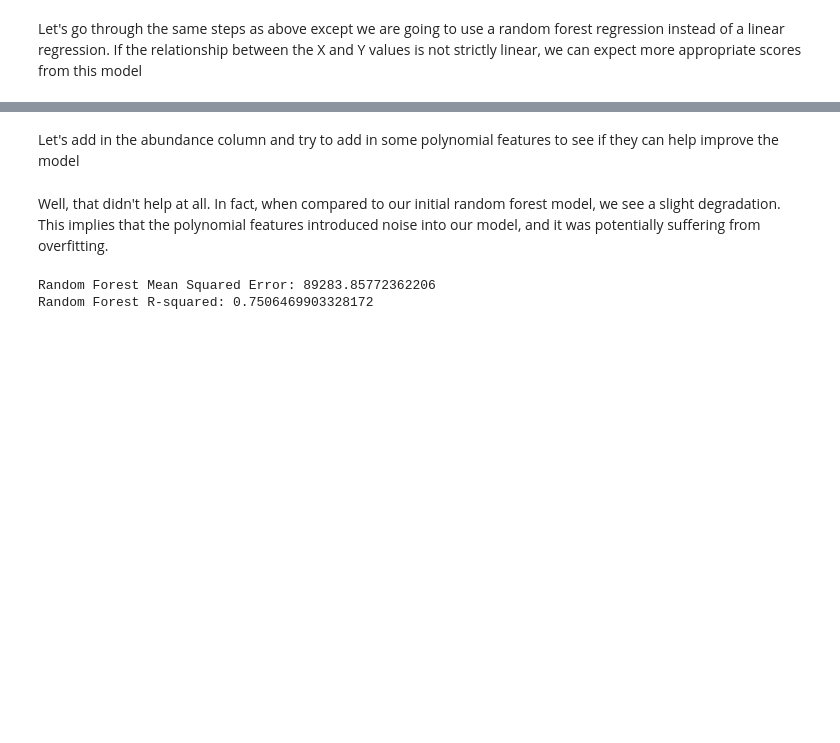
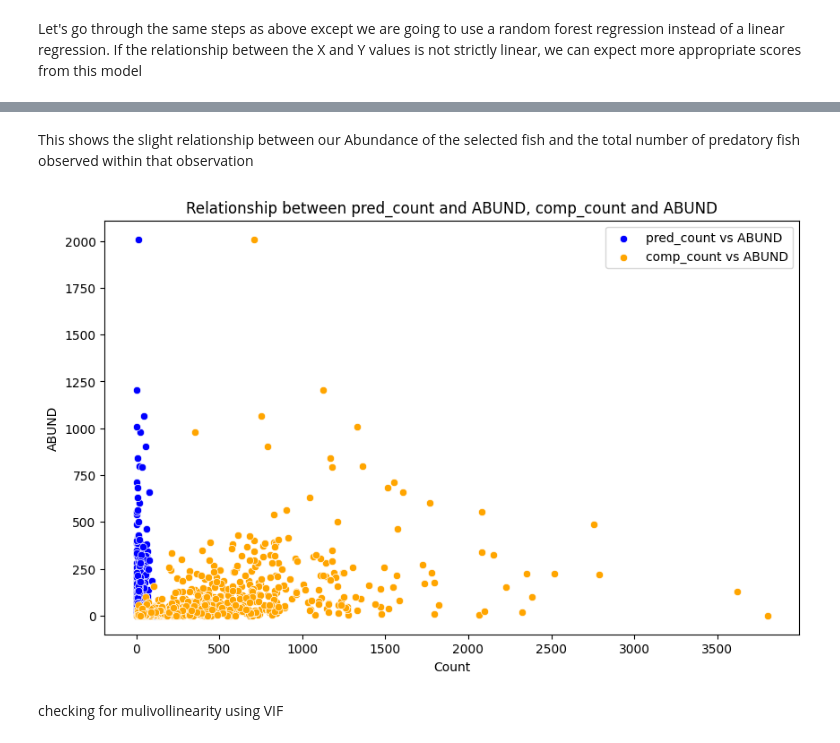
Before and after one commit to aaron-lisle/Fish_Notebook, a Jupyter notebook: Fish.ipynb, the cells around one changed output, grey strips where cells are left out. Saved outputs shown, nothing was run; the diff lists cells and outputs as text; code cells hidden in the pictures; blank space fills up the shorter version.

```diff
--- a/Fish.ipynb
+++ b/Fish.ipynb
@@ -329,2 +404,0 @@ plt.show()
-# %% [markdown]
-Let's add in the abundance column and try to add in some polynomial features to see if they can help improve the model
@@ -340,13 +405,15 @@ rf_model.fit(X_train_poly_scaled, y_train)
-# %% [markdown]
-Well, that didn't help at all. In fact, when compared to our initial random forest model, we see a slight degradation. This implies that the polynomial features introduced noise into our model, and it was potentially suffering from overfitting.
-# %%
-y_pred_rf = rf_model.predict(X_test_poly_scaled)
-mse_rf = mean_squared_error(y_test, y_pred_rf)
-r2_rf = r2_score(y_test, y_pred_rf)
-
-# Print the results
-print("Random Forest Mean Squared Error:", mse_rf)
-print("Random Forest R-squared:", r2_rf)
-# %% [output]
-Random Forest Mean Squared Error: 89283.85772362206
-Random Forest R-squared: 0.7506469903328172
+# %% [markdown]
+This shows the slight relationship between our Abundance of the selected fish and the total number of predatory fish observed within that observation
+# %%
+plt.figure(figsize=(10, 6))
+sns.scatterplot(x=fish_df['pred_count'], y=fish_df['ABUND'], label='pred_count vs ABUND', color='blue')
+sns.scatterplot(x=fish_df['comp_count'], y=fish_df['ABUND'], label='comp_count vs ABUND', color='orange')
+plt.xlabel('Count')
+plt.ylabel('ABUND')
+plt.title('Relationship between pred_count and ABUND, comp_count and ABUND')
+plt.legend()
+plt.show()
+# %% [output]
+[figure, added]
+# %% [markdown]
+checking for mulivollinearity using VIF
```
Also changed, not shown: parts of 54 cells of this notebook.
